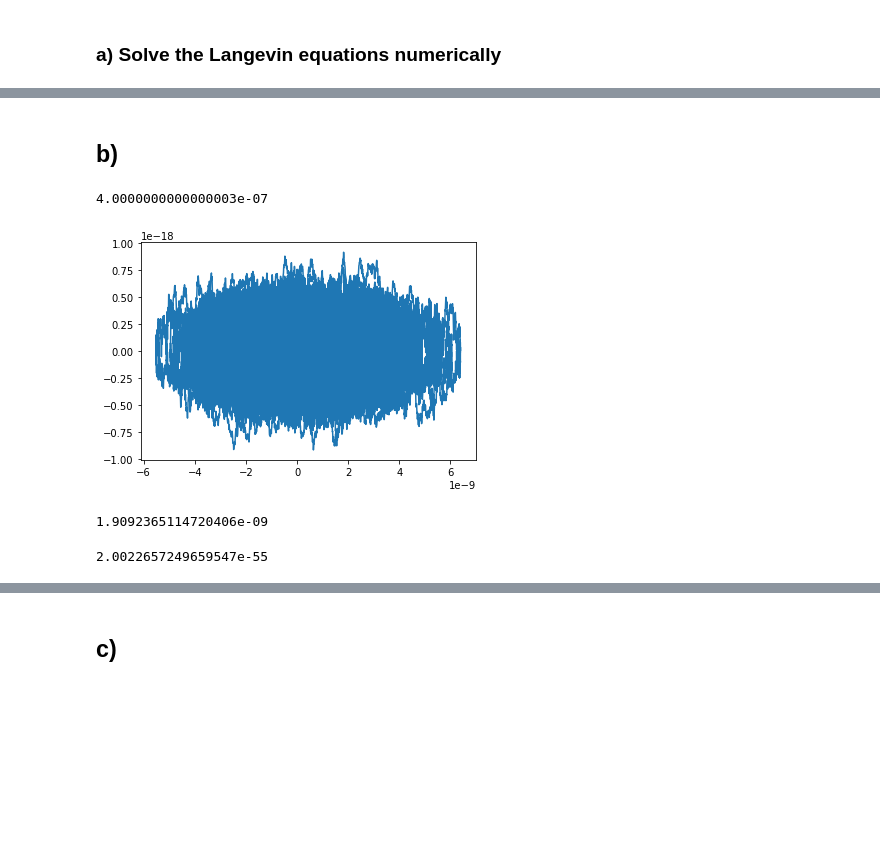
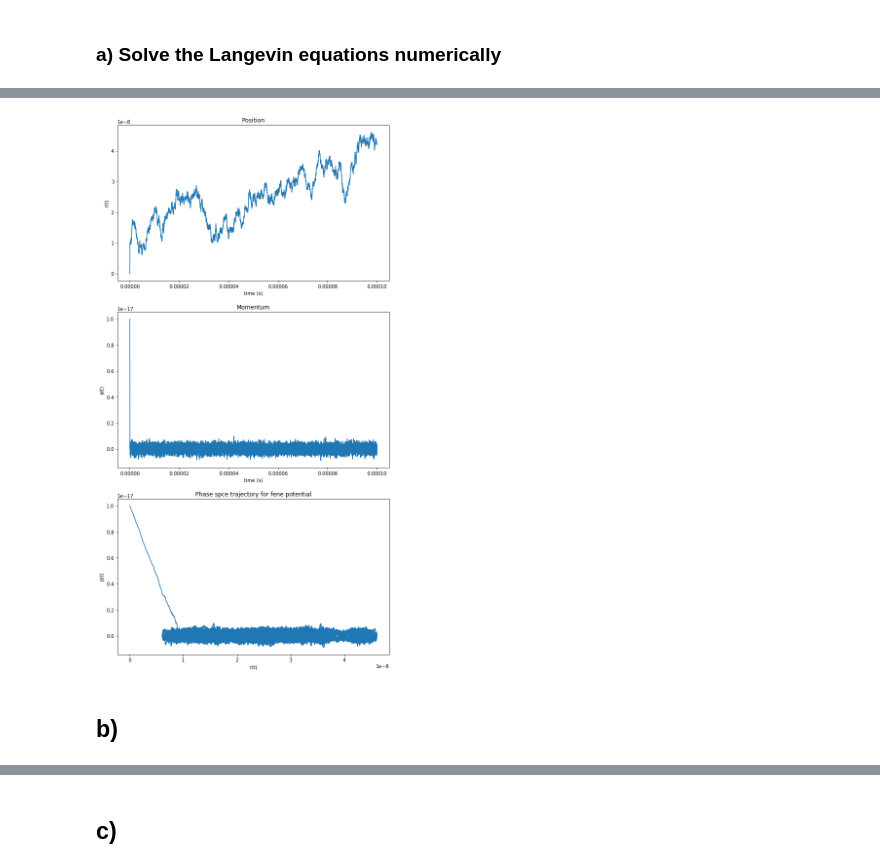
Before and after one commit to evabertalan/comp_physics, a Jupyter notebook: 3/3_Langevin equation.ipynb, the cells around one changed output, grey strips where cells are left out. Cells and saved outputs as stored; diff of their text form; code cells hidden in the pictures; blank space fills up the shorter version.

```diff
--- a/3/3_Langevin equation.ipynb
+++ b/3/3_Langevin equation.ipynb
@@ -159,7 +101,8 @@ plt.show()
+# %%
+fene_langevin = Langevin(parameters, pot_method='fene')
+fene = fene_langevin.solve(t_span, dt, p_0, r_0)
+fene_langevin.plot()
+# %% [output]
+[figure, added]
 # %% [markdown]
 ## b)
-# %%
-t_eq = t[400] #4*10**-8 s = 40ns
-print(t_eq)
-# %% [output]
-4.0000000000000003e-07
@@ -172,17 +108,0 @@ def kinetic_energy(p, m):
-# %%
-r_lim = r[4000:]
-p_lim = p[4000:]
-plt.plot(r_lim, p_lim)
-plt.show()
-# %% [output]
-[figure, removed]
-# %%
-l = rms(r_lim)
-print(l)
-# %% [output]
-1.9092365114720406e-09
-# %%
-E_kin = kinetic_energy(p_lim, m)
-print(E_kin)
-# %% [output]
-2.0022657249659547e-55
```
Also changed, not shown: parts of 21 cells of this notebook.
